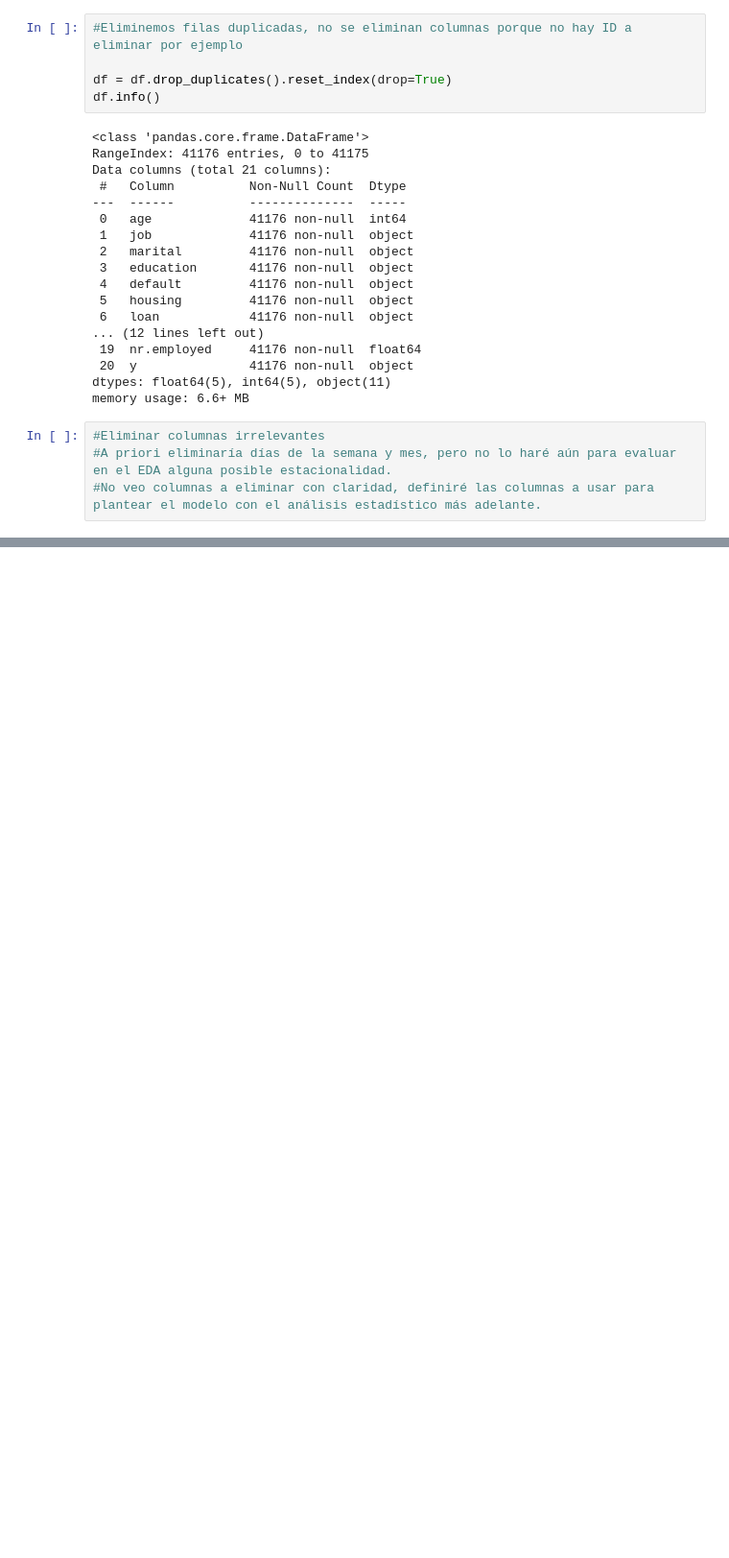
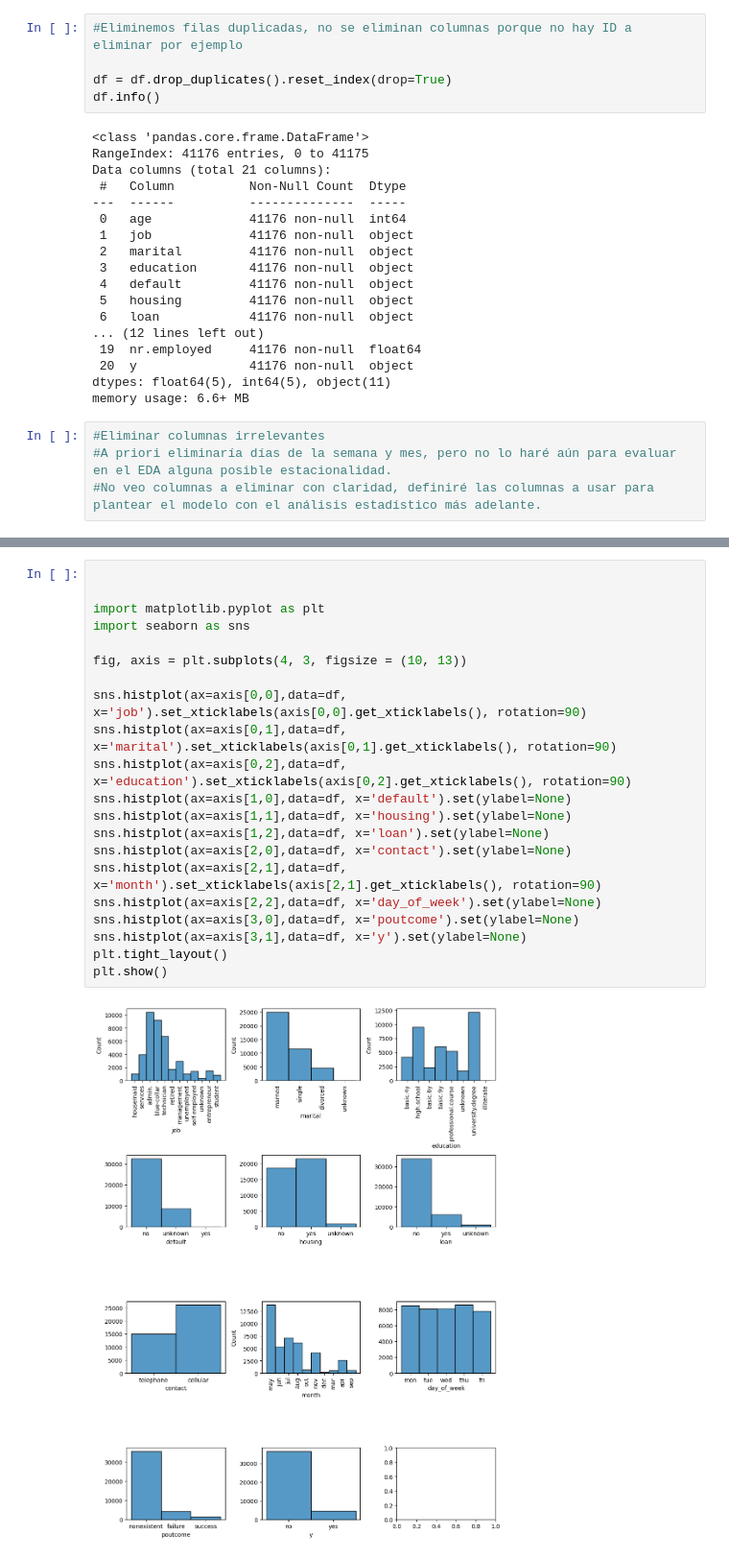
Before and after one commit to ASGAMO-DS/Marketing-Bancario, a Jupyter notebook: src/explore.ipynb, the cells around one changed output, grey strips where cells are left out. Shown at 96% size. Saved outputs shown, nothing was run; the diff lists cells and outputs as text; blank space fills up the shorter version.

Commit message:
Histogramas completos

```diff
--- a/src/explore.ipynb
+++ b/src/explore.ipynb
@@ -115,0 +296,23 @@ fig, axis = plt.subplots(2, 3, figsize = (10, 7))
+# %%
+
+
+import matplotlib.pyplot as plt
+import seaborn as sns
+
+fig, axis = plt.subplots(4, 3, figsize = (10, 13))
+
+sns.histplot(ax=axis[0,0],data=df, x='job').set_xticklabels(axis[0,0].get_xticklabels(), rotation=90)
+sns.histplot(ax=axis[0,1],data=df, x='marital').set_xticklabels(axis[0,1].get_xticklabels(), rotation=90)
+sns.histplot(ax=axis[0,2],data=df, x='education').set_xticklabels(axis[0,2].get_xticklabels(), rotation=90)
+sns.histplot(ax=axis[1,0],data=df, x='default').set(ylabel=None)
+sns.histplot(ax=axis[1,1],data=df, x='housing').set(ylabel=None)
+sns.histplot(ax=axis[1,2],data=df, x='loan').set(ylabel=None)
+sns.histplot(ax=axis[2,0],data=df, x='contact').set(ylabel=None)
+sns.histplot(ax=axis[2,1],data=df, x='month').set_xticklabels(axis[2,1].get_xticklabels(), rotation=90)
+sns.histplot(ax=axis[2,2],data=df, x='day_of_week').set(ylabel=None)
+sns.histplot(ax=axis[3,0],data=df, x='poutcome').set(ylabel=None)
+sns.histplot(ax=axis[3,1],data=df, x='y').set(ylabel=None)
+plt.tight_layout()
+plt.show()
+# %% [output]
+[figure, added]
```
Also changed, not shown: parts of 4 cells of this notebook.
